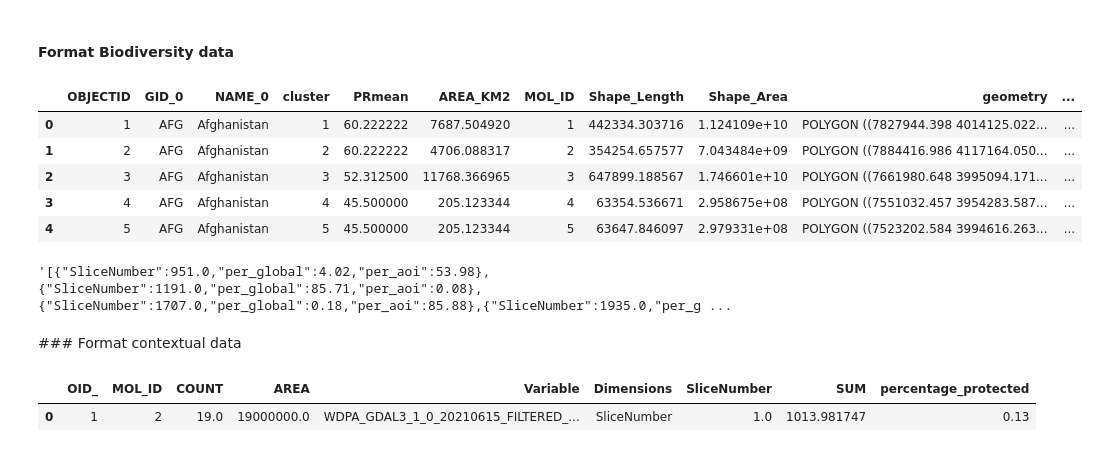
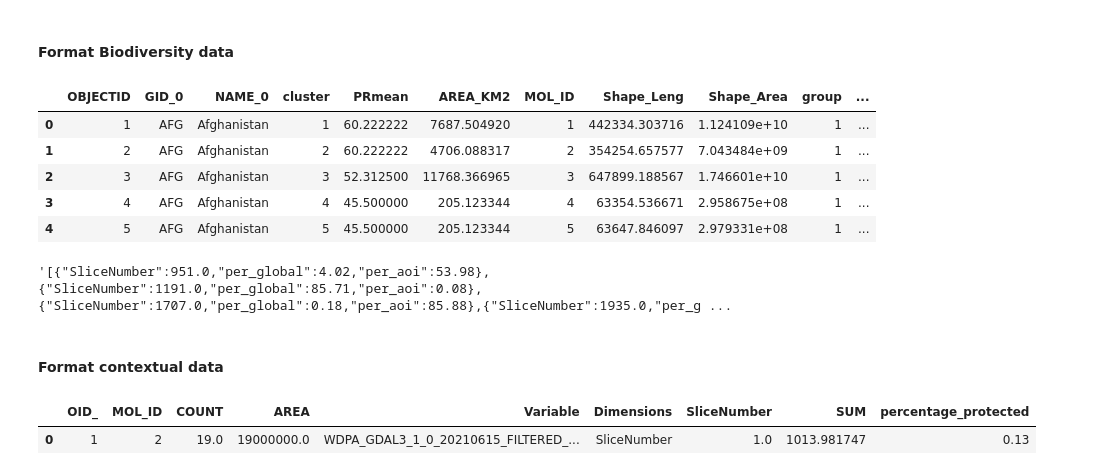
Before and after one commit to Vizzuality/he-scratchfolder, a Jupyter notebook: Places_HE_Future.ipynb, the cells around one changed output. Cells and saved outputs as stored; diff of their text form; code cells hidden in the pictures.

```diff
--- a/Places_HE_Future.ipynb
+++ b/Places_HE_Future.ipynb
@@ -96,0 +197,3 @@ len(places)
+# %%
+sim = gpd.read_file('WDPA_test/places_simp.shp') # len 217424, retains all geometries
+len(sim)
@@ -96,0 +206,2 @@ len(places)
+# %%
+sim = sim.set_crs('EPSG:3857')
@@ -116,16 +235,16 @@ mammals = mammals.groupby('MOL_ID')[['SliceNumber', 'per_global', 'per_aoi']].ap
 reptiles = reptiles.groupby('MOL_ID')[['SliceNumber', 'per_global', 'per_aoi']].apply(lambda x: x.to_json(orient='records')).to_frame('reptiles').reset_index()
 # %%
 # Merge biodiversity data
-places = pd.merge(places, amphibians, how='left', on = 'MOL_ID')
-places = pd.merge(places, birds, how='left', on = 'MOL_ID')
-places = pd.merge(places, mammals, how='left', on = 'MOL_ID')
-places = pd.merge(places, reptiles, how='left', on = 'MOL_ID')
-places.head()
+sim = pd.merge(sim, amphibians, how='left', on = 'MOL_ID')
+sim = pd.merge(sim, birds, how='left', on = 'MOL_ID')
+sim = pd.merge(sim, mammals, how='left', on = 'MOL_ID')
+sim = pd.merge(sim, reptiles, how='left', on = 'MOL_ID')
+sim.head()
 # %% [output]
-|  | OBJECTID | GID_0 | NAME_0 | cluster | PRmean | AREA_KM2 | MOL_ID | Shape_Length | Shape_Area | geometry | ... |
-| 0 | 1 | AFG | Afghanistan | 1 | 60.222222 | 7687.504920 | 1 | 442334.303716 | 1.124109e+10 | POLYGON ((7827944.398 4014125.022... | ... |
-| 1 | 2 | AFG | Afghanistan | 2 | 60.222222 | 4706.088317 | 2 | 354254.657577 | 7.043484e+09 | POLYGON ((7884416.986 4117164.050... | ... |
-| 2 | 3 | AFG | Afghanistan | 3 | 52.312500 | 11768.366965 | 3 | 647899.188567 | 1.746601e+10 | POLYGON ((7661980.648 3995094.171... | ... |
-| 3 | 4 | AFG | Afghanistan | 4 | 45.500000 | 205.123344 | 4 | 63354.536671 | 2.958675e+08 | POLYGON ((7551032.457 3954283.587... | ... |
-| 4 | 5 | AFG | Afghanistan | 5 | 45.500000 | 205.123344 | 5 | 63647.846097 | 2.979331e+08 | POLYGON ((7523202.584 3994616.263... | ... |
+|  | OBJECTID | GID_0 | NAME_0 | cluster | PRmean | AREA_KM2 | MOL_ID | Shape_Leng | Shape_Area | group | ... |
+| 0 | 1 | AFG | Afghanistan | 1 | 60.222222 | 7687.504920 | 1 | 442334.303716 | 1.124109e+10 | 1 | ... |
+| 1 | 2 | AFG | Afghanistan | 2 | 60.222222 | 4706.088317 | 2 | 354254.657577 | 7.043484e+09 | 1 | ... |
+| 2 | 3 | AFG | Afghanistan | 3 | 52.312500 | 11768.366965 | 3 | 647899.188567 | 1.746601e+10 | 1 | ... |
+| 3 | 4 | AFG | Afghanistan | 4 | 45.500000 | 205.123344 | 4 | 63354.536671 | 2.958675e+08 | 1 | ... |
+| 4 | 5 | AFG | Afghanistan | 5 | 45.500000 | 205.123344 | 5 | 63647.846097 | 2.979331e+08 | 1 | ... |
 # %%
@@ -138,5 +257,5 @@ places.to_csv(f"{path_out}/top_places_precalculated_biodiv.csv")
 # %% [markdown]
-### Format contextual data
+#### Format contextual data
 # %%
 ### Read files (Files coming from ArcGIS project Places_HE_Future and expoprted as csv)
 ### Top 20 places original geometries from Scott: https://eowilson.maps.arcgis.com/home/item.html?id=4848c6b08fac4fa5bff40e9331b6d291
```
Also changed, not shown: parts of 34 cells of this notebook, 1 other file.
